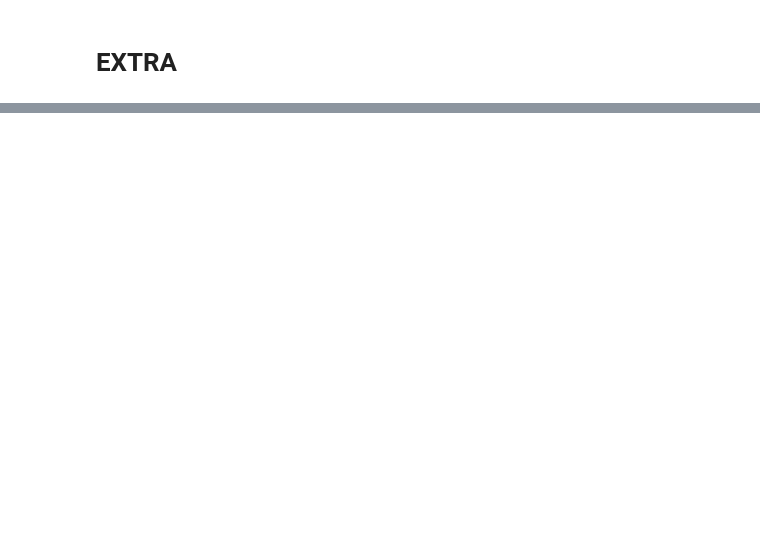
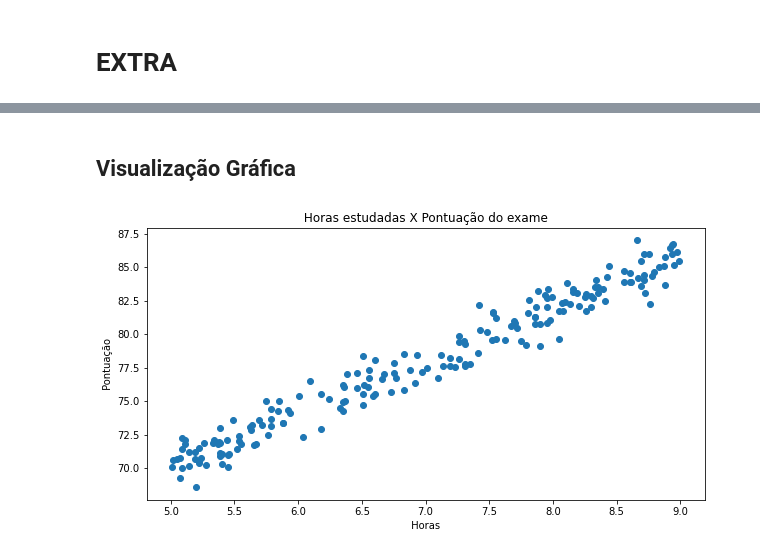
Before and after one commit to isabelsanttana/Analise_de_dados, a Jupyter notebook: Trabalho_Correlacao_Regressao.ipynb, the cells around one changed output, grey strips where cells are left out. Drawn from its saved outputs; the diff is of its cells as text; code cells hidden in the pictures; blank space fills up the shorter version.

```diff
--- a/Trabalho_Correlacao_Regressao.ipynb
+++ b/Trabalho_Correlacao_Regressao.ipynb
@@ -298,0 +443,3 @@ resultado_regressao.rsquared
+# %%
+dt = pd.read_csv('/content/drive/MyDrive/UVV/Trabalhos/Estatistica/trab_2/student_info.csv', sep=",")
+dt.head()
@@ -298,0 +477,5 @@ resultado_regressao.rsquared
+# %%
+# retirar duplicados/linhas vazias
+
+dt = dt.drop_duplicates()
+dt.dropna(how='any', inplace=True) # removendo linhas onde qualquer coluna seja NaN
@@ -298,0 +502,11 @@ resultado_regressao.rsquared
+# %% [markdown]
+## Visualização Gráfica
+# %%
+plt.figure(figsize=(10,5))
+plt.scatter(dt.study_hours , dt.student_marks)
+plt.title(' Horas estudadas X Pontuação do exame ')
+plt.xlabel(' Horas ')
+plt.ylabel(' Pontuação ')
+plt.show()
+# %% [output]
+[figure, added]
```
Also changed, not shown: parts of 72 cells of this notebook.
